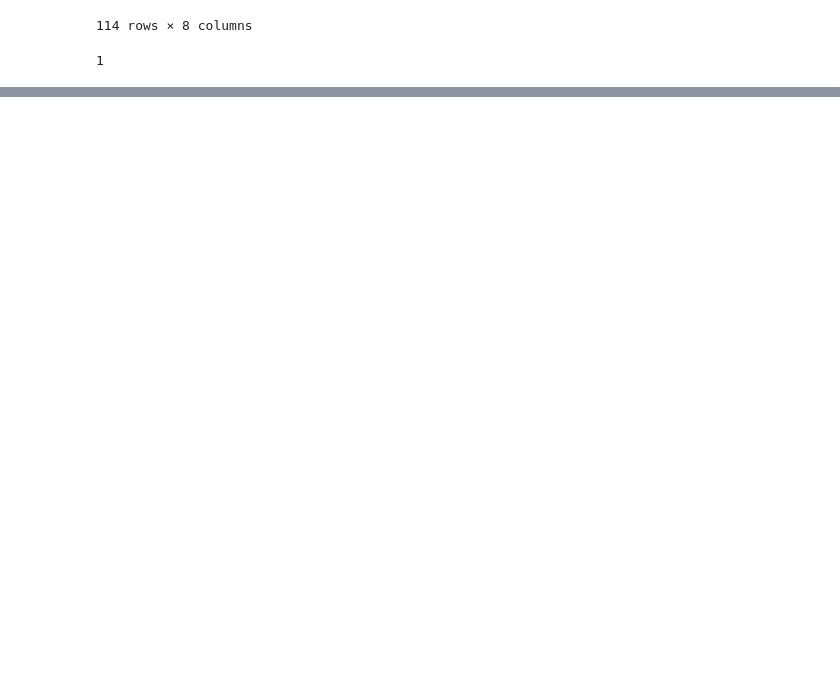
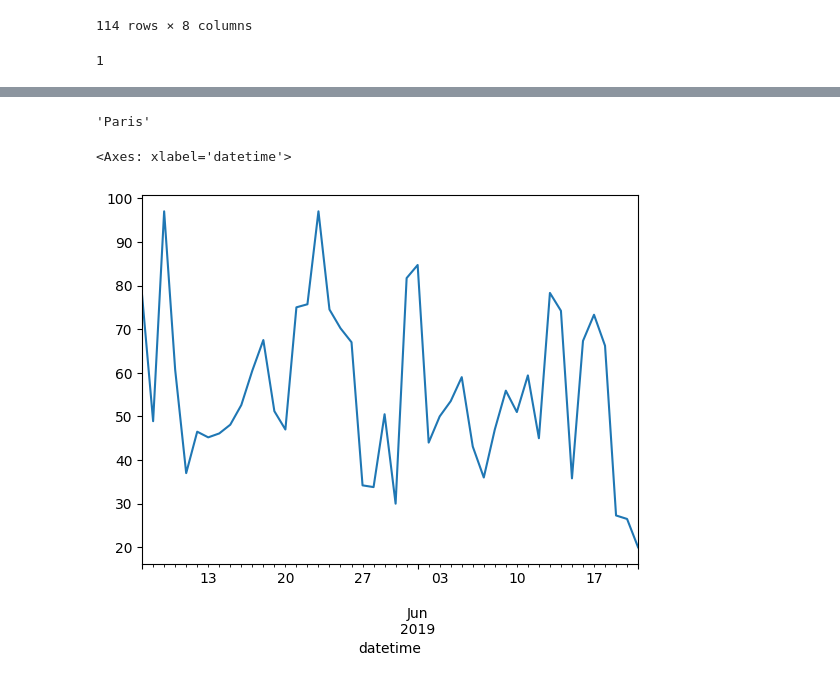
Before and after one commit to Praruj/Pandas_Practise_Portfolio, a Jupyter notebook: Notebooks/Pandas_06_Date_timeseries.ipynb, the cells around one changed output, grey strips where cells are left out. Drawn from its saved outputs; the diff is of its cells as text; code cells hidden in the pictures; blank space fills up the shorter version.

Commit message:
add matplotlib

```diff
--- a/Notebooks/Pandas_06_Date_timeseries.ipynb
+++ b/Notebooks/Pandas_06_Date_timeseries.ipynb
@@ -130,0 +180,12 @@ df.loc[filter]
+# %%
+import pandas as pd
+air_quality= pd.read_csv(r"..\Datasets/air_quality_no2_long.csv" , quoting=3)  # quoting=3 means QUOTE_NONE
+air_quality.head()
+air_quality=air_quality.rename(columns={"date.utc":"datetime"})
+air_quality.head()
+air_quality["datetime"]=pd.to_datetime(air_quality["datetime"])
+air_quality["datetime"]
+air_quality = air_quality.set_index("datetime")
+air_quality = air_quality.sort_index()
+subset = air_quality["2019-05":"2019-06"]
+subset
@@ -130,0 +245,15 @@ df.loc[filter]
+# %%
+highs["2019-05-07"]
+# %% [output]
+'Paris'
+# %%
+import matplotlib
+highs=air_quality["value"].resample('D').max() #: groups the time series data by day ('D' stands for daily frequency). The DataFrame must have a DatetimeIndex for resampling to work.
+highs
+%matplotlib inline
+highs.plot()
+
+# This code resamples the time series pollution "value" data to daily frequency, calculates the daily maximum, and plots the result inline for visual analysis of daily pollution peaks.
+# %% [output]
+<Axes: xlabel='datetime'>
+[figure, added]
```
Also changed, not shown: parts of 11 cells of this notebook.
